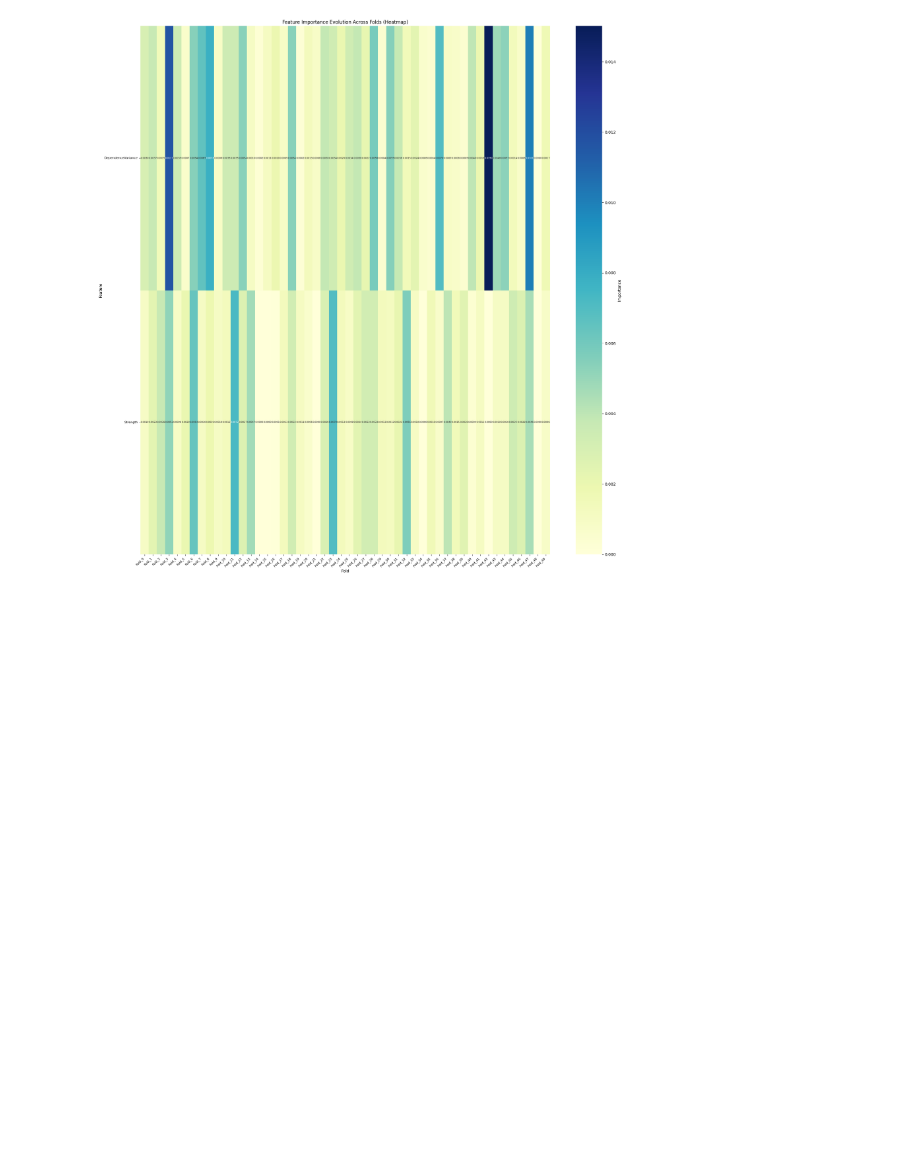
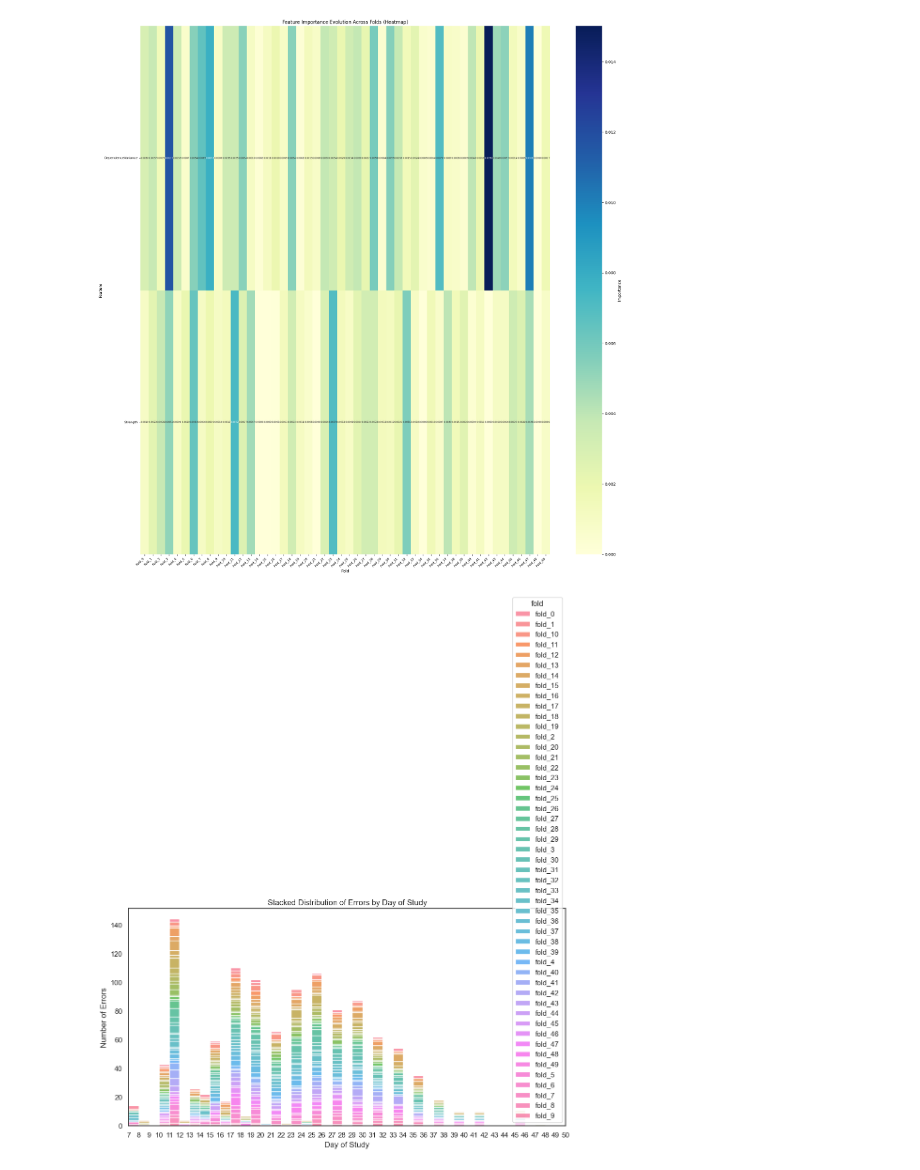
Before and after one commit to Javier200107/ML-Strategies-Inflection-Point-GL261-Response-Relapse, a Jupyter notebook: src/notebooks/hypotesis_1/hypotesis2.ipynb, the cells around one changed output. Cells and saved outputs as stored; diff of their text form; code cells hidden in the pictures; blank space fills up the shorter version.

```diff
--- a/src/notebooks/hypotesis_1/hypotesis2.ipynb
+++ b/src/notebooks/hypotesis_1/hypotesis2.ipynb
@@ -53,6 +53,7 @@ TEST_SIZE = 0.3
 SEED = 42
 SAMPLE_SIZE = 10
 TOP_FEATURES = 15
+SPLIT_METHOD = 'split_population_informed_combinations'
 
 # Hyperparameter grid for XGBClassifier
 PARAM_GRID = {
@@ -508,3 +509,95 @@ plt.tight_layout()  # Ajuste automático de márgenes
 plt.show()
 # %% [output]
 [figure]
+# %%
+# Define the output directory and split method
+output_dir = os.path.join(OUTPUT_DIR, SPLIT_METHOD)
+
+# Get input data
+input_data = pd.read_csv(config.RADIOMICS_FINAL_FEATURES)
+
+# Determine the range of 'day_of_study' for bins
+max_x = input_data['day_of_study'].max()
+min_x = input_data['day_of_study'].min()
+
+# Collect data for plots
+plot_data = []  # Data for 'day_of_study' histogram
+groups_data = []  # Data for 'm_id' histogram
+
+# Iterate through directories and collect misclassified data
+for dirpath, dirnames, _ in os.walk(output_dir):
+    for dirname in dirnames:
+        # Check if the directory contains the misclassified file
+        misclassified_file = os.path.join(output_dir, dirname, 'misclassified.csv')
+        if os.path.exists(misclassified_file):
+            # Load the misclassified instances
+            misclassified_instances = pd.read_csv(misclassified_file)
+            # Add a new column to differentiate datasets
+            misclassified_instances['fold'] = dirname
+            # Collect 'day_of_study' and 'fold' columns
+            plot_data.append(misclassified_instances[['day_of_study', 'fold']])
+            # Collect 'm_id' and 'fold' columns for the second plot
+            groups_data.append(misclassified_instances[['m_id', 'fold']])
+
+# Combine all collected data into single DataFrames
+combined_data = pd.concat(plot_data, ignore_index=True)
+combined_data_groups = pd.concat(groups_data, ignore_index=True)
+
+# Plot 1: Stacked histogram of 'day_of_study'
+plt.figure(figsize=(12, 6))
+sns.set_theme(style="white")
+sns.histplot(
+    data=combined_data,
+    x='day_of_study',
+    hue='fold',
+    bins=np.arange(min_x, max_x + 2),  # Use bins spanning the range of days
+    multiple='stack',
+    kde=False  # No kernel density estimate for histogram
+)
+
+# Customize the first plot
+plt.title("Stacked Distribution of Errors by Day of Study")
+plt.xlabel("Day of Study")
+plt.ylabel("Number of Errors")
+plt.xticks(np.arange(min_x, max_x + 2, 1))  # Set integer ticks for clarity
+plt.xlim(min_x, max_x + 1)  # Limit x-axis to ensure it fits the data range
+plt.tight_layout()
+plt.show()
+
+# Plot 2: Stacked histogram of 'm_id' (groups of misclassified instances)
+# Ensure all unique m_ids appear, even if there are no misclassifications
+# Filter unique m_id values in misclassified data
+unique_m_ids_in_data = sorted(input_data['m_id'].unique())
+
+# Update 'm_id' column to reflect only the unique values in the misclassified data
+combined_data_groups['m_id'] = pd.Categorical(combined_data_groups['m_id'], categories=unique_m_ids_in_data, ordered=True)
+
+# Plot 2: Stacked histogram of 'm_id' (distribution of misclassified instances per fold)
+plt.figure(figsize=(12, 6))
+sns.set_theme(style="white")
+
+# Group by fold and m_id to ensure correct stacking
+grouped_data = (
+    combined_data_groups.groupby(['m_id', 'fold'])
+    .size()
+    .reset_index(name='count')
+)
+
+# Create bar plot with stack
+sns.barplot(
+    data=grouped_data,
+    x='m_id',
+    y='count',
+    hue='fold',
+    dodge=False,  # Ensures stacking
+)
+
+# Customize the plot
+plt.title("Stacked Distribution of Misclassified Groups by Mouse ID")
+plt.xlabel("Mouse ID (m_id)")
+plt.ylabel("Number of Errors")
+plt.xticks(rotation=45, ha="right")  # Rotate for better readability
+plt.tight_layout()
+plt.show()
+# %% [output]
+[figure, added]
```
Also changed, not shown: parts of 2 cells of this notebook, 3 other files.
